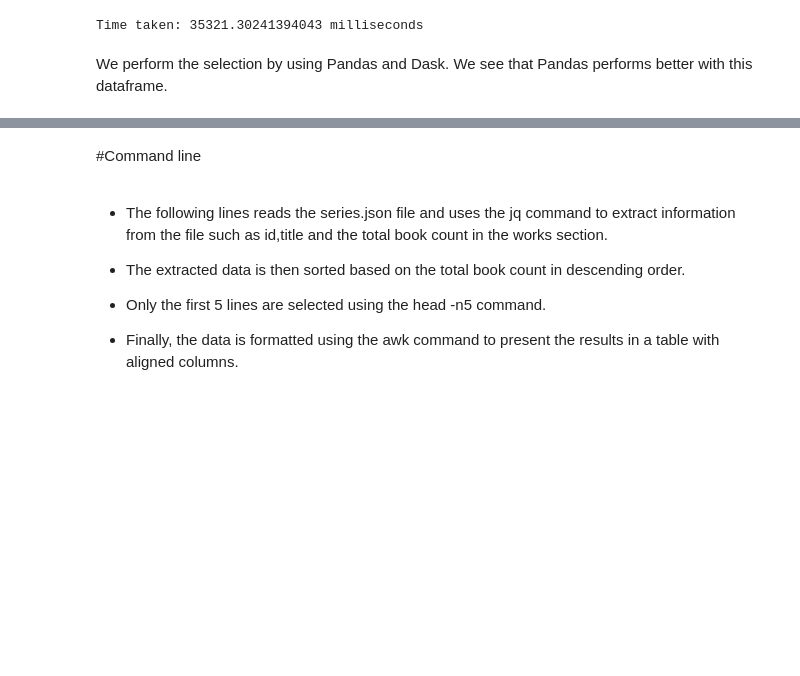
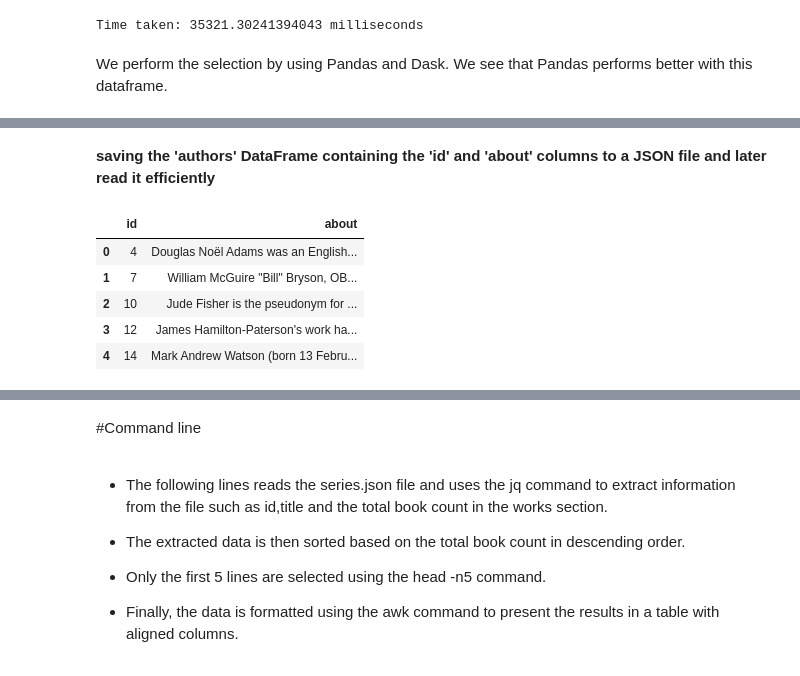
Before and after one commit to marinazanoni/ADM-HMW2, a Jupyter notebook: HW2_ADM.ipynb, the cells around one changed output, grey strips where cells are left out. Drawn from its saved outputs; the diff is of its cells as text; code cells hidden in the pictures; blank space fills up the shorter version.

```diff
--- a/HW2_ADM.ipynb
+++ b/HW2_ADM.ipynb
@@ -2875,0 +2933,2 @@ We perform the selection by using Pandas and Dask. We see that Pandas performs b
+# %% [markdown]
+**saving the 'authors' DataFrame containing the 'id' and 'about' columns to a JSON file and later read it efficiently**
@@ -2875,0 +2937,11 @@ We perform the selection by using Pandas and Dask. We see that Pandas performs b
+# %%
+authors = pd.read_json("/content/drive/MyDrive/data/bq_data/authors_BQ2.json", orient='records', lines=True)
+# %%
+authors.head()
+# %% [output]
+|  | id | about |
+| 0 | 4 | Douglas Noël Adams was an English... |
+| 1 | 7 | William McGuire "Bill" Bryson, OB... |
+| 2 | 10 | Jude Fisher is the pseudonym for ... |
+| 3 | 12 | James Hamilton-Paterson's work ha... |
+| 4 | 14 | Mark Andrew Watson (born 13 Febru... |
```
Also changed, not shown: parts of 32 cells of this notebook.
